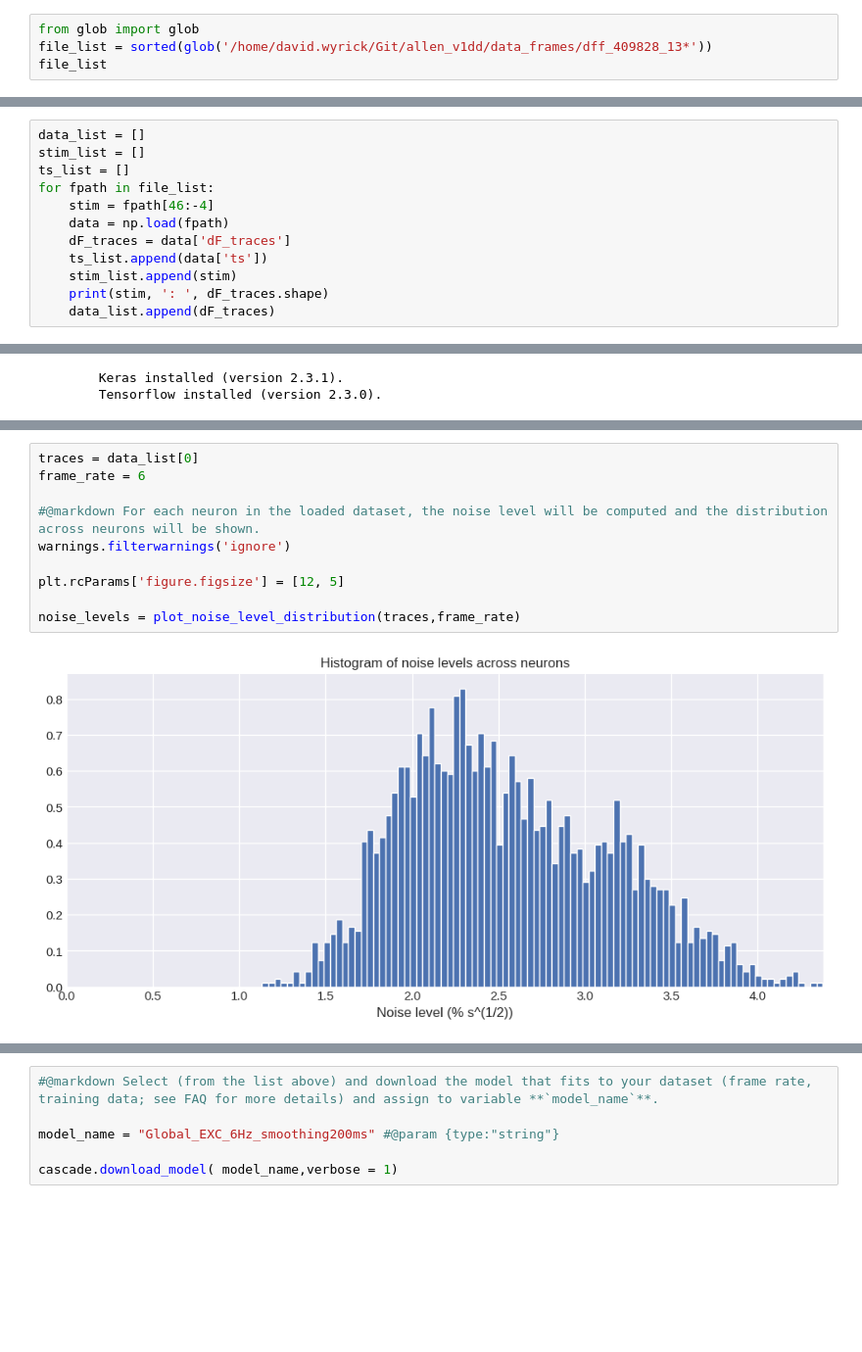
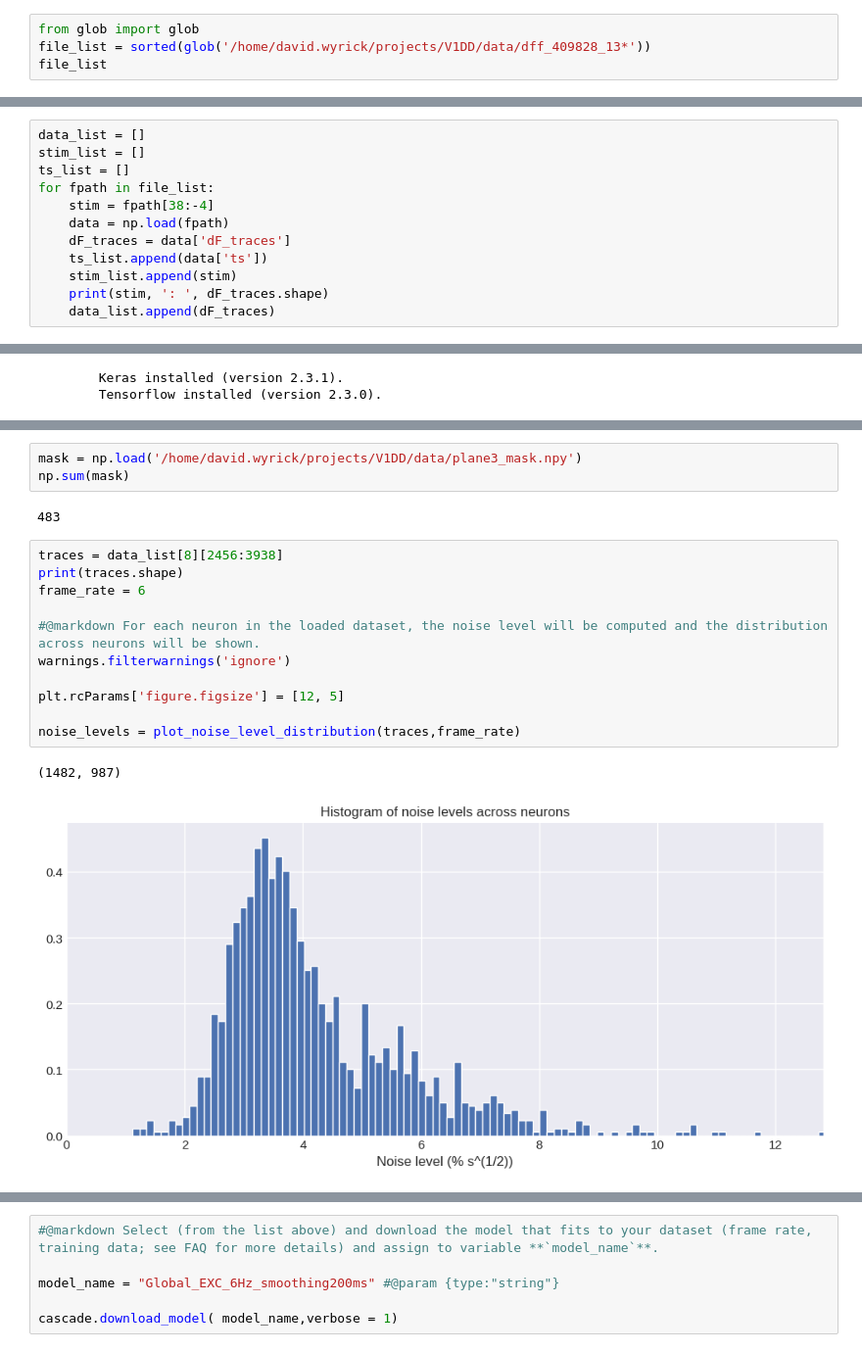
Before and after one commit to AllenInstitute/allen_v1dd, a Jupyter notebook: david/2023_03_15_2p-deconvolution_CASCADE.ipynb, the cells around one changed output, grey strips where cells are left out. Shown at 98% size. Saved outputs shown, nothing was run; the diff lists cells and outputs as text; blank space fills up the shorter version.

```diff
--- a/david/2023_03_15_2p-deconvolution_CASCADE.ipynb
+++ b/david/2023_03_15_2p-deconvolution_CASCADE.ipynb
@@ -51,6 +51,6 @@ cc = sns.xkcd_palette(color_names)
 %autoreload 2
 # %%
 from glob import glob
-file_list = sorted(glob('/home/david.wyrick/Git/allen_v1dd/data_frames/dff_409828_13*'))
+file_list = sorted(glob('/home/david.wyrick/projects/V1DD/data/dff_409828_13*'))
 file_list
 # %% [output]
@@ -70,7 +65,7 @@ data_list = []
 stim_list = []
 ts_list = []
 for fpath in file_list:
-    stim = fpath[46:-4]
+    stim = fpath[38:-4]
     data = np.load(fpath)
     dF_traces = data['dF_traces']
     ts_list.append(data['ts'])
@@ -111,12 +107,19 @@ Using TensorFlow backend.
+# %%
+mask = np.load('/home/david.wyrick/projects/V1DD/data/plane3_mask.npy')
+np.sum(mask)
+# %% [output]
+483
 # %%
-traces = data_list[0]
+traces = data_list[8][2456:3938]
+print(traces.shape)
 frame_rate = 6
 
 #@markdown For each neuron in the loaded dataset, the noise level will be computed and the distribution across neurons will be shown.
 warnings.filterwarnings('ignore')
 
 plt.rcParams['figure.figsize'] = [12, 5]
 
 noise_levels = plot_noise_level_distribution(traces,frame_rate)
 # %% [output]
+(1482, 987)
-[figure, old version]
+[figure, new version]
```
Also changed, not shown: parts of 13 cells of this notebook, 7 other files.
